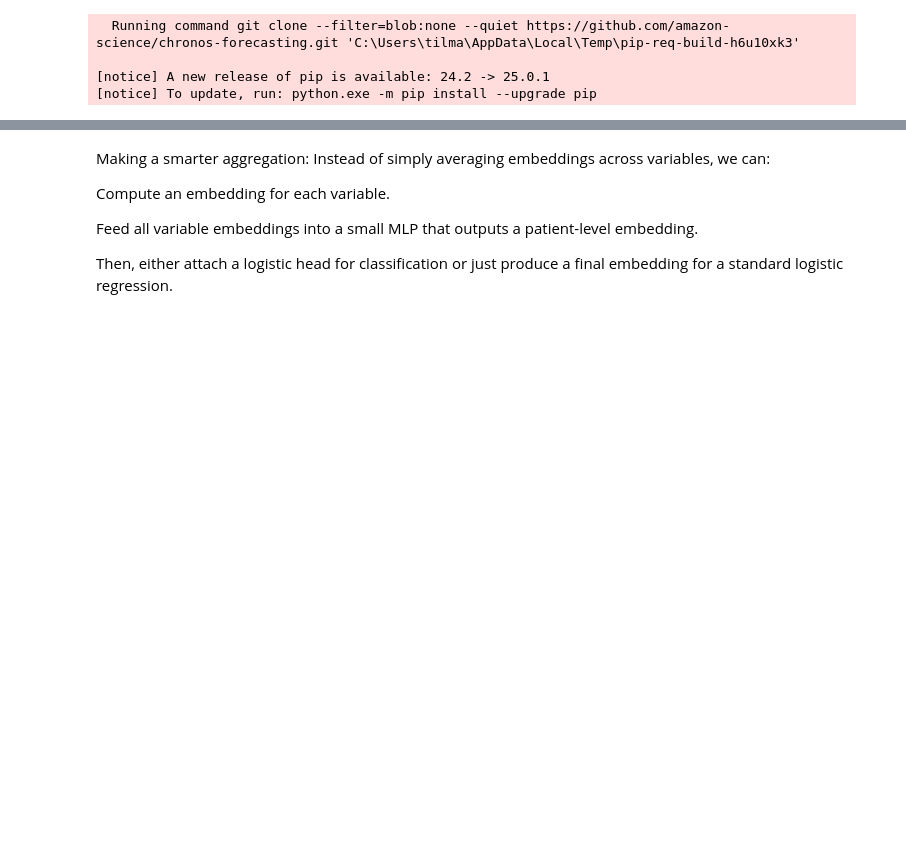
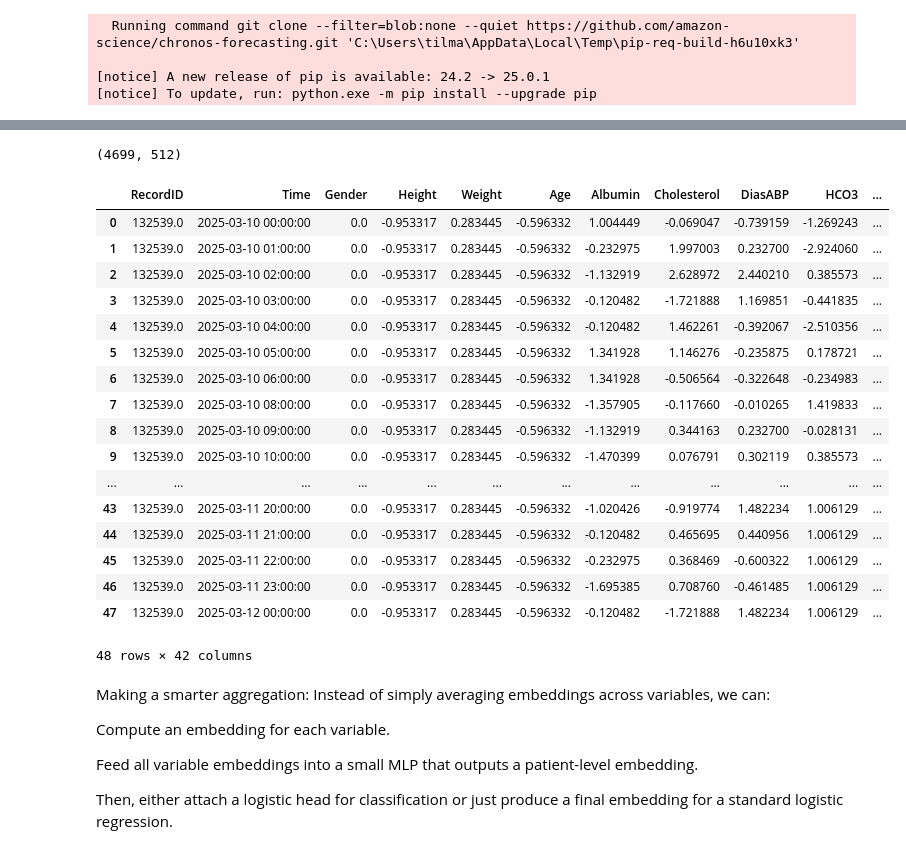
Before and after one commit to francescobondi02/project-1-ml4hc, a Jupyter notebook: project_1/Q4/Q4.ipynb, the cells around one changed output, grey strips where cells are left out. Drawn from its saved outputs; the diff is of its cells as text; code cells hidden in the pictures; blank space fills up the shorter version.

```diff
--- a/project_1/Q4/Q4.ipynb
+++ b/project_1/Q4/Q4.ipynb
@@ -436,3 +615,32 @@ print(f"[Naive Aggregation] AuROC={auroc:.4f}, AuPRC={auprc:.4f}")
+# %%
+train_X.shape
+# %% [output]
+(4699, 512)
+# %%
+first_id = df_a['RecordID'].unique()[0]
+patient_df = df_a[df_a['RecordID'] == first_id]
+patient_df
+#embedding = compute_patient_embedding_naive(pipeline, patient_df)
+#embedding
+# %% [output]
+|  | RecordID | Time | Gender | Height | Weight | Age | Albumin | Cholesterol | DiasABP | HCO3 | ... |
+| 0 | 132539.0 | 2025-03-10 00:00:00 | 0.0 | -0.953317 | 0.283445 | -0.596332 | 1.004449 | -0.069047 | -0.739159 | -1.269243 | ... |
+| 1 | 132539.0 | 2025-03-10 01:00:00 | 0.0 | -0.953317 | 0.283445 | -0.596332 | -0.232975 | 1.997003 | 0.232700 | -2.924060 | ... |
+| 2 | 132539.0 | 2025-03-10 02:00:00 | 0.0 | -0.953317 | 0.283445 | -0.596332 | -1.132919 | 2.628972 | 2.440210 | 0.385573 | ... |
+| 3 | 132539.0 | 2025-03-10 03:00:00 | 0.0 | -0.953317 | 0.283445 | -0.596332 | -0.120482 | -1.721888 | 1.169851 | -0.441835 | ... |
+| 4 | 132539.0 | 2025-03-10 04:00:00 | 0.0 | -0.953317 | 0.283445 | -0.596332 | -0.120482 | 1.462261 | -0.392067 | -2.510356 | ... |
+| 5 | 132539.0 | 2025-03-10 05:00:00 | 0.0 | -0.953317 | 0.283445 | -0.596332 | 1.341928 | 1.146276 | -0.235875 | 0.178721 | ... |
+| 6 | 132539.0 | 2025-03-10 06:00:00 | 0.0 | -0.953317 | 0.283445 | -0.596332 | 1.341928 | -0.506564 | -0.322648 | -0.234983 | ... |
+| 7 | 132539.0 | 2025-03-10 08:00:00 | 0.0 | -0.953317 | 0.283445 | -0.596332 | -1.357905 | -0.117660 | -0.010265 | 1.419833 | ... |
+| 8 | 132539.0 | 2025-03-10 09:00:00 | 0.0 | -0.953317 | 0.283445 | -0.596332 | -1.132919 | 0.344163 | 0.232700 | -0.028131 | ... |
+| 9 | 132539.0 | 2025-03-10 10:00:00 | 0.0 | -0.953317 | 0.283445 | -0.596332 | -1.470399 | 0.076791 | 0.302119 | 0.385573 | ... |
+| ... | ... | ... | ... | ... | ... | ... | ... | ... | ... | ... | ... |
+| 43 | 132539.0 | 2025-03-11 20:00:00 | 0.0 | -0.953317 | 0.283445 | -0.596332 | -1.020426 | -0.919774 | 1.482234 | 1.006129 | ... |
+| 44 | 132539.0 | 2025-03-11 21:00:00 | 0.0 | -0.953317 | 0.283445 | -0.596332 | -0.120482 | 0.465695 | 0.440956 | 1.006129 | ... |
+| 45 | 132539.0 | 2025-03-11 22:00:00 | 0.0 | -0.953317 | 0.283445 | -0.596332 | -0.232975 | 0.368469 | -0.600322 | 1.006129 | ... |
+| 46 | 132539.0 | 2025-03-11 23:00:00 | 0.0 | -0.953317 | 0.283445 | -0.596332 | -1.695385 | 0.708760 | -0.461485 | 1.006129 | ... |
+| 47 | 132539.0 | 2025-03-12 00:00:00 | 0.0 | -0.953317 | 0.283445 | -0.596332 | -0.120482 | -1.721888 | 1.482234 | 1.006129 | ... |
+48 rows × 42 columns
 # %% [markdown]
 Making a smarter aggregation:
 Instead of simply averaging embeddings across variables, we can:
```
Also changed, not shown: parts of 31 cells of this notebook.
